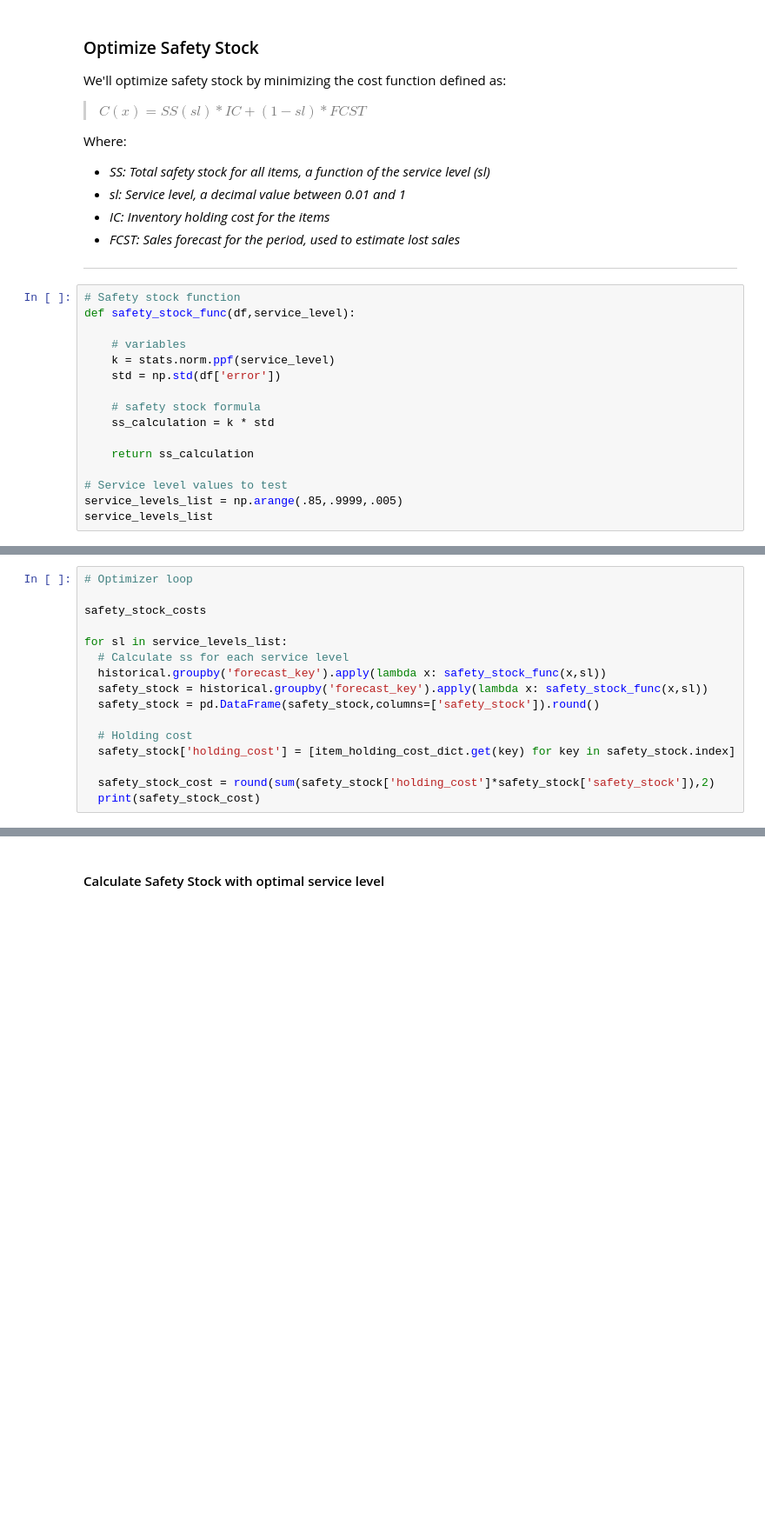
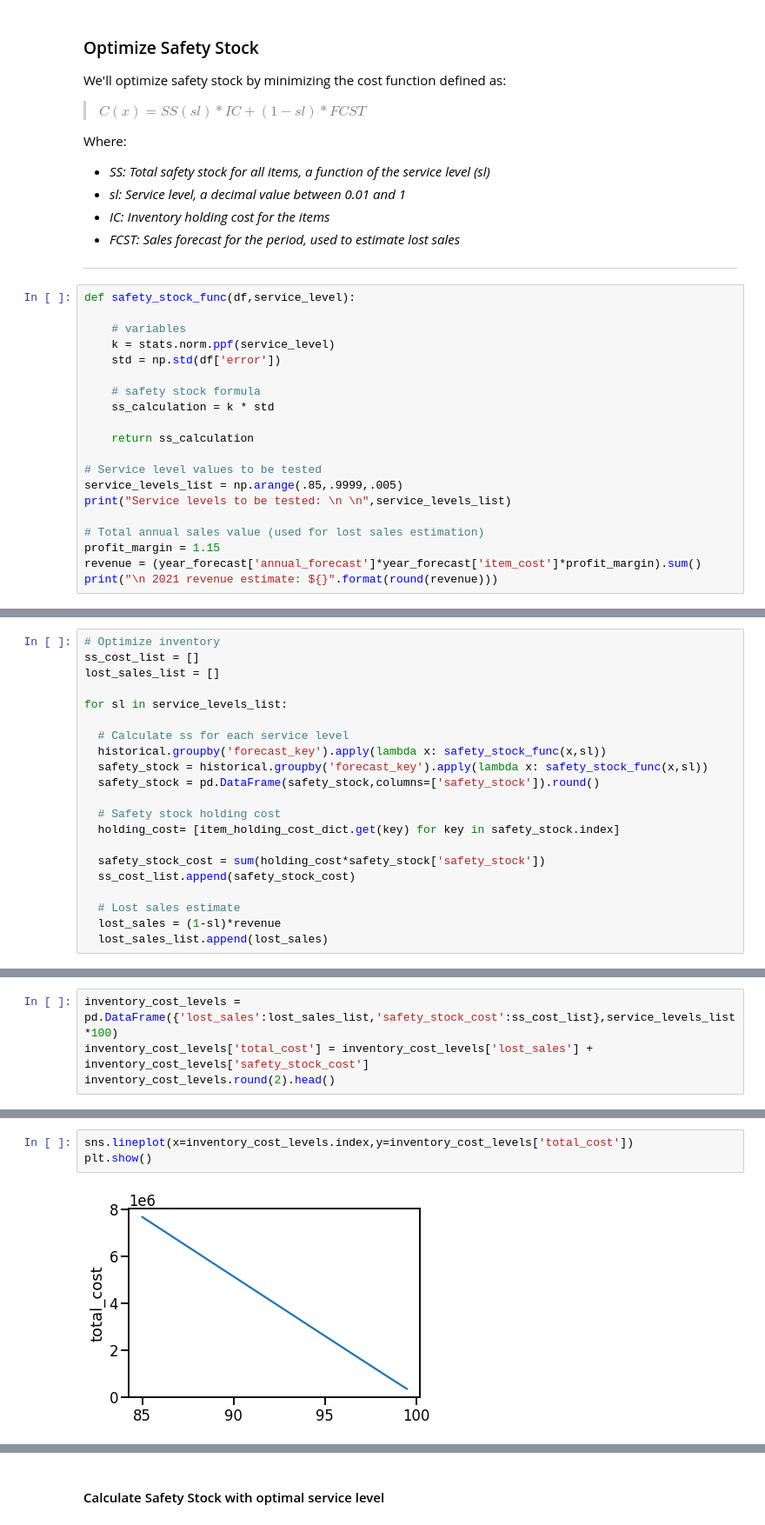
Before and after one commit to vjacobsen/Liquor-Sales-Inventory-Forecast, a Jupyter notebook: Liquor_Safety_Stock.ipynb, the cells around one changed output, grey strips where cells are left out. Shown at 87% size. Cells and saved outputs as stored; diff of their text form; blank space fills up the shorter version.

```diff
--- a/Liquor_Safety_Stock.ipynb
+++ b/Liquor_Safety_Stock.ipynb
@@ -259,7 +259,6 @@ Where:
 
 ---
 # %%
-# Safety stock function
 def safety_stock_func(df,service_level):
 
     # variables
@@ -271,7 +270,12 @@ def safety_stock_func(df,service_level):
 
     return ss_calculation
 
-# Service level values to test
+# Service level values to be tested
 service_levels_list = np.arange(.85,.9999,.005)
-service_levels_list
+print("Service levels to be tested: \n \n",service_levels_list)
+
+# Total annual sales value (used for lost sales estimation)
+profit_margin = 1.15
+revenue = (year_forecast['annual_forecast']*year_forecast['item_cost']*profit_margin).sum()
+print("\n 2021 revenue estimate: ${}".format(round(revenue)))
 # %% [output]
@@ -282,16 +289,21 @@ array([0.85 , 0.855, 0.86 , 0.865, 0.87 , 0.875, 0.88 , 0.885, 0.89 ,
 # %%
-# Optimizer loop
-
-safety_stock_costs
+# Optimize inventory
+ss_cost_list = []
+lost_sales_list = []
 
 for sl in service_levels_list:
+
   # Calculate ss for each service level
   historical.groupby('forecast_key').apply(lambda x: safety_stock_func(x,sl))
   safety_stock = historical.groupby('forecast_key').apply(lambda x: safety_stock_func(x,sl))
   safety_stock = pd.DataFrame(safety_stock,columns=['safety_stock']).round()
 
-  # Holding cost
-  safety_stock['holding_cost'] = [item_holding_cost_dict.get(key) for key in safety_stock.index]
+  # Safety stock holding cost
+  holding_cost= [item_holding_cost_dict.get(key) for key in safety_stock.index]
 
-  safety_stock_cost = round(sum(safety_stock['holding_cost']*safety_stock['safety_stock']),2)
-  print(safety_stock_cost)
+  safety_stock_cost = sum(holding_cost*safety_stock['safety_stock'])
+  ss_cost_list.append(safety_stock_cost)
+
+  # Lost sales estimate
+  lost_sales = (1-sl)*revenue
+  lost_sales_list.append(lost_sales)
@@ -315,0 +310,4 @@ for sl in service_levels_list:
+# %%
+inventory_cost_levels = pd.DataFrame({'lost_sales':lost_sales_list,'safety_stock_cost':ss_cost_list},service_levels_list*100)
+inventory_cost_levels['total_cost'] = inventory_cost_levels['lost_sales'] + inventory_cost_levels['safety_stock_cost']
+inventory_cost_levels.round(2).head()
@@ -315,0 +321,5 @@ for sl in service_levels_list:
+# %%
+sns.lineplot(x=inventory_cost_levels.index,y=inventory_cost_levels['total_cost'])
+plt.show()
+# %% [output]
+[figure, added]
```
Also changed, not shown: parts of 6 cells of this notebook.
